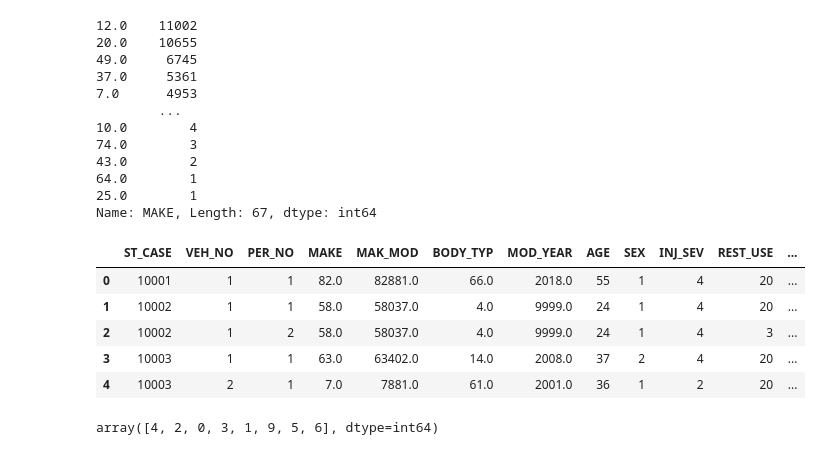
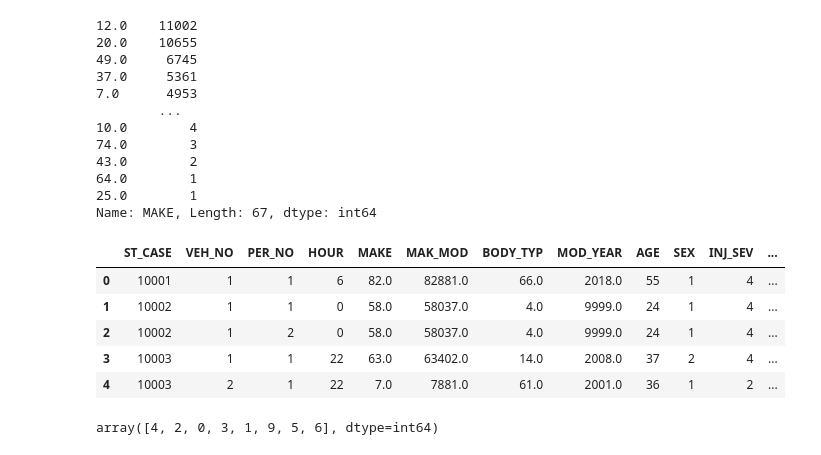
Before and after one commit to m6cortez/COGS_109_Project, a Jupyter notebook: COGS 109 Project (1).ipynb, the cells around one changed output. Saved outputs shown, nothing was run; the diff lists cells and outputs as text; code cells hidden in the pictures.

```diff
--- a/COGS 109 Project (1).ipynb
+++ b/COGS 109 Project (1).ipynb
@@ -137,20 +137,20 @@ df_per['MAKE'].value_counts()
 25.0        1
 Name: MAKE, Length: 67, dtype: int64
 # %%
-df_per=df_per.drop(columns=['STATE','SCH_BUS', 'VE_FORMS', 'STR_VEH', 'COUNTY', 'DAY', 'MONTH', 'HOUR', 'MINUTE', 'RUR_URB', 'FUNC_SYS',
+df_per=df_per.drop(columns=['STATE','SCH_BUS', 'VE_FORMS', 'STR_VEH', 'COUNTY', 'DAY', 'MONTH', 'MINUTE', 'RUR_URB', 'FUNC_SYS',
                             'HARM_EV', 'MAN_COLL', 'TOW_VEH', 'SPEC_USE', 'EMER_USE', 'ROLLOVER',
                             'IMPACT1', 'FIRE_EXP',  'PER_TYP', 'SEAT_POS', 'REST_MIS', 'AIR_BAG', 'EJECTION',
                             'EJ_PATH', 'EXTRICAT', 'ALC_STATUS','ATST_TYP', 'ALC_RES', 'DSTATUS', 'HOSPITAL', 'DOA', 'DEATH_DA',
                             'DEATH_MO', 'DEATH_YR', 'DEATH_HR', 'DEATH_MN', 'DEATH_TM', 'LAG_HRS', 'LAG_MINS','P_SF1', 'P_SF2',
                             'P_SF3', 'WORK_INJ', 'HISPANIC', 'RACE', 'LOCATION'])
 df_per.head()
 # %% [output]
-|  | ST_CASE | VEH_NO | PER_NO | MAKE | MAK_MOD | BODY_TYP | MOD_YEAR | AGE | SEX | INJ_SEV | REST_USE | ... |
-| 0 | 10001 | 1 | 1 | 82.0 | 82881.0 | 66.0 | 2018.0 | 55 | 1 | 4 | 20 | ... |
-| 1 | 10002 | 1 | 1 | 58.0 | 58037.0 | 4.0 | 9999.0 | 24 | 1 | 4 | 20 | ... |
-| 2 | 10002 | 1 | 2 | 58.0 | 58037.0 | 4.0 | 9999.0 | 24 | 1 | 4 | 3 | ... |
-| 3 | 10003 | 1 | 1 | 63.0 | 63402.0 | 14.0 | 2008.0 | 37 | 2 | 4 | 20 | ... |
-| 4 | 10003 | 2 | 1 | 7.0 | 7881.0 | 61.0 | 2001.0 | 36 | 1 | 2 | 20 | ... |
+|  | ST_CASE | VEH_NO | PER_NO | HOUR | MAKE | MAK_MOD | BODY_TYP | MOD_YEAR | AGE | SEX | INJ_SEV | ... |
+| 0 | 10001 | 1 | 1 | 6 | 82.0 | 82881.0 | 66.0 | 2018.0 | 55 | 1 | 4 | ... |
+| 1 | 10002 | 1 | 1 | 0 | 58.0 | 58037.0 | 4.0 | 9999.0 | 24 | 1 | 4 | ... |
+| 2 | 10002 | 1 | 2 | 0 | 58.0 | 58037.0 | 4.0 | 9999.0 | 24 | 1 | 4 | ... |
+| 3 | 10003 | 1 | 1 | 22 | 63.0 | 63402.0 | 14.0 | 2008.0 | 37 | 2 | 4 | ... |
+| 4 | 10003 | 2 | 1 | 22 | 7.0 | 7881.0 | 61.0 | 2001.0 | 36 | 1 | 2 | ... |
 # %%
 COLOR_MAP = {0 : '#461969ff',
             1 : '#45337dff',
```
Also changed, not shown: parts of 4 cells of this notebook, 2 other files.
